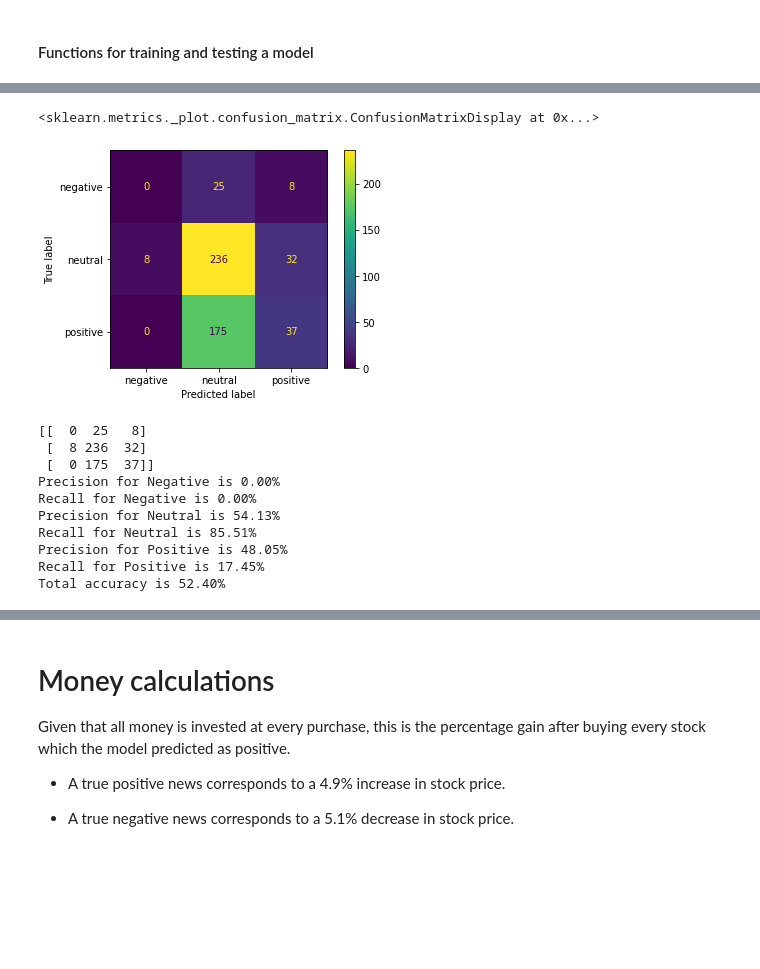
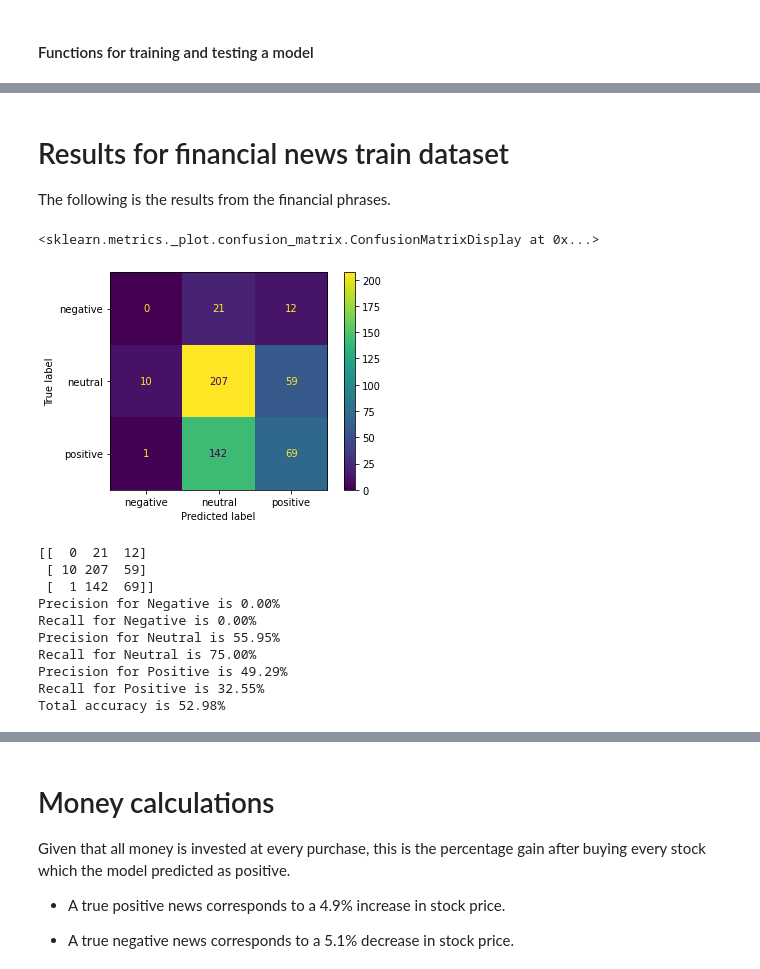
Before and after one commit to EliasLeijon/NLP-DocBERT-financial-news-trading, a Jupyter notebook: financialNewsBert.ipynb, the cells around one changed output, grey strips where cells are left out. Cells and saved outputs as stored; diff of their text form; code cells hidden in the pictures; blank space fills up the shorter version.

Commit message:
run both models and computed result

```diff
--- a/financialNewsBert.ipynb
+++ b/financialNewsBert.ipynb
@@ -417,3 +433,3 @@ def calc_from_conf_matrix(conf_matrix, label_names):
 # %%
-docbert = train_docbert(bert, financial_news_train_dataset, epochs=30)
+docbert_finance = train_docbert(bert, financial_news_train_dataset, epochs=22)
 # %% [output]
@@ -439,28 +493,32 @@ current accuracy: 81.82
 --- EPOCH 49 ---
 current accuracy: 82.41
 best epoch amount: 50
+# %% [markdown]
+# Results for financial news train dataset
+
+The following is the results from the financial phrases.
 # %%
 import matplotlib.pyplot as plt
 
 
-conf_m = docbert.get_confusion_matrix(test_dataset, batch_size=1)
+conf_m_fin = docbert_finance.get_confusion_matrix(test_dataset, batch_size=1)
 
-cm_display = metrics.ConfusionMatrixDisplay(confusion_matrix = conf_m, display_labels = ["negative", "neutral", "positive"])
+cm_display = metrics.ConfusionMatrixDisplay(confusion_matrix = conf_m_fin, display_labels = ["negative", "neutral", "positive"])
 cm_display.plot()
 # %% [output]
 <sklearn.metrics._plot.confusion_matrix.ConfusionMatrixDisplay at 0x...>
-[figure, old version]
+[figure, new version]
 # %%
-print(conf_m)
-calc_from_conf_matrix(conf_m, ["Negative", "Neutral", "Positive"])
+print(conf_m_fin)
+calc_from_conf_matrix(conf_m_fin, ["Negative", "Neutral", "Positive"])
 # %% [output]
-[[  0  25   8]
- [  8 236  32]
- [  0 175  37]]
+[[  0  21  12]
+ [ 10 207  59]
+ [  1 142  69]]
 Precision for Negative is 0.00%
 Recall for Negative is 0.00%
-Precision for Neutral is 54.13%
-Recall for Neutral is 85.51%
-Precision for Positive is 48.05%
-Recall for Positive is 17.45%
-Total accuracy is 52.40%
+Precision for Neutral is 55.95%
+Recall for Neutral is 75.00%
+Precision for Positive is 49.29%
+Recall for Positive is 32.55%
+Total accuracy is 52.98%
```
Also changed, not shown: parts of 10 cells of this notebook.
